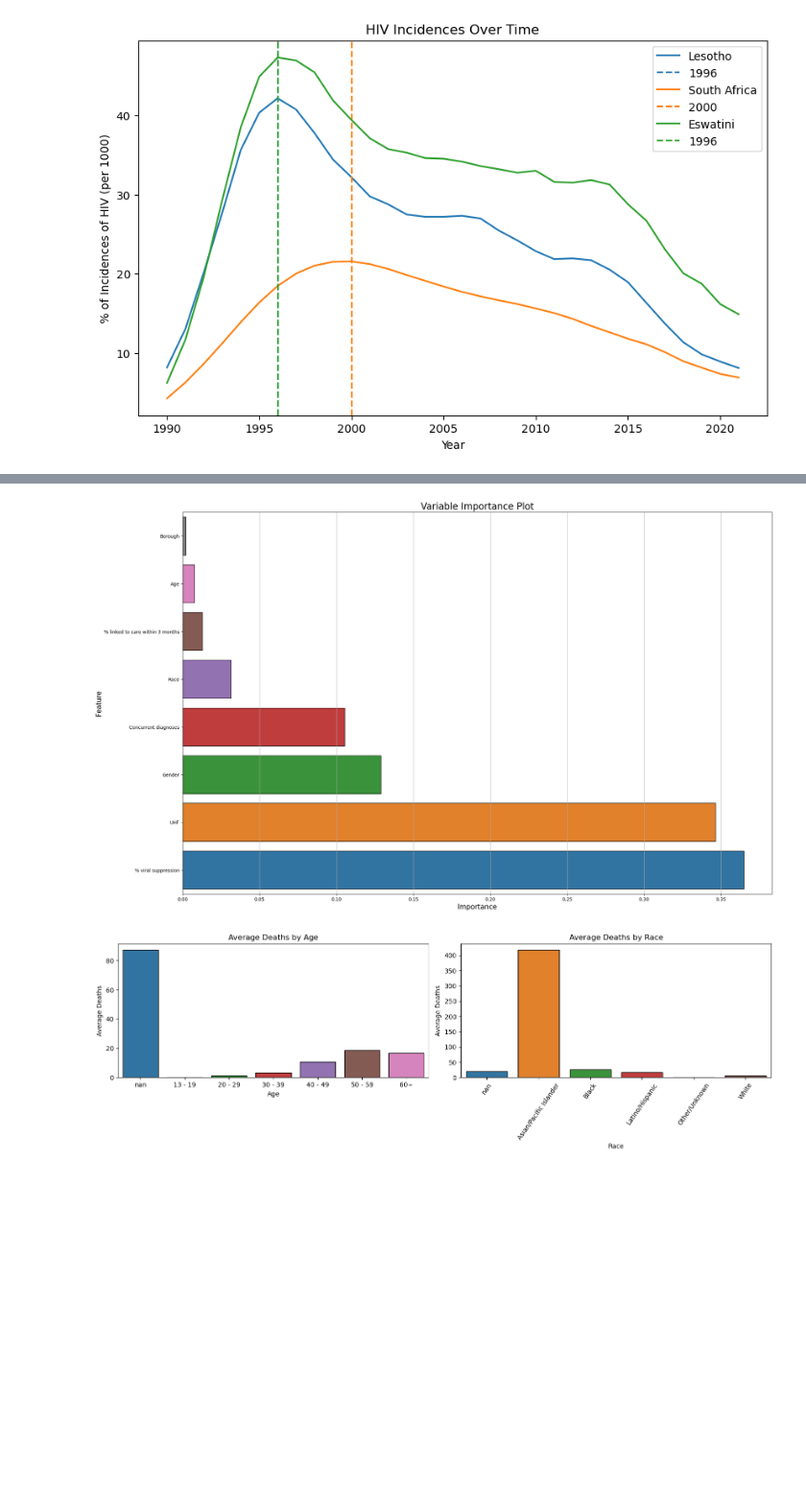
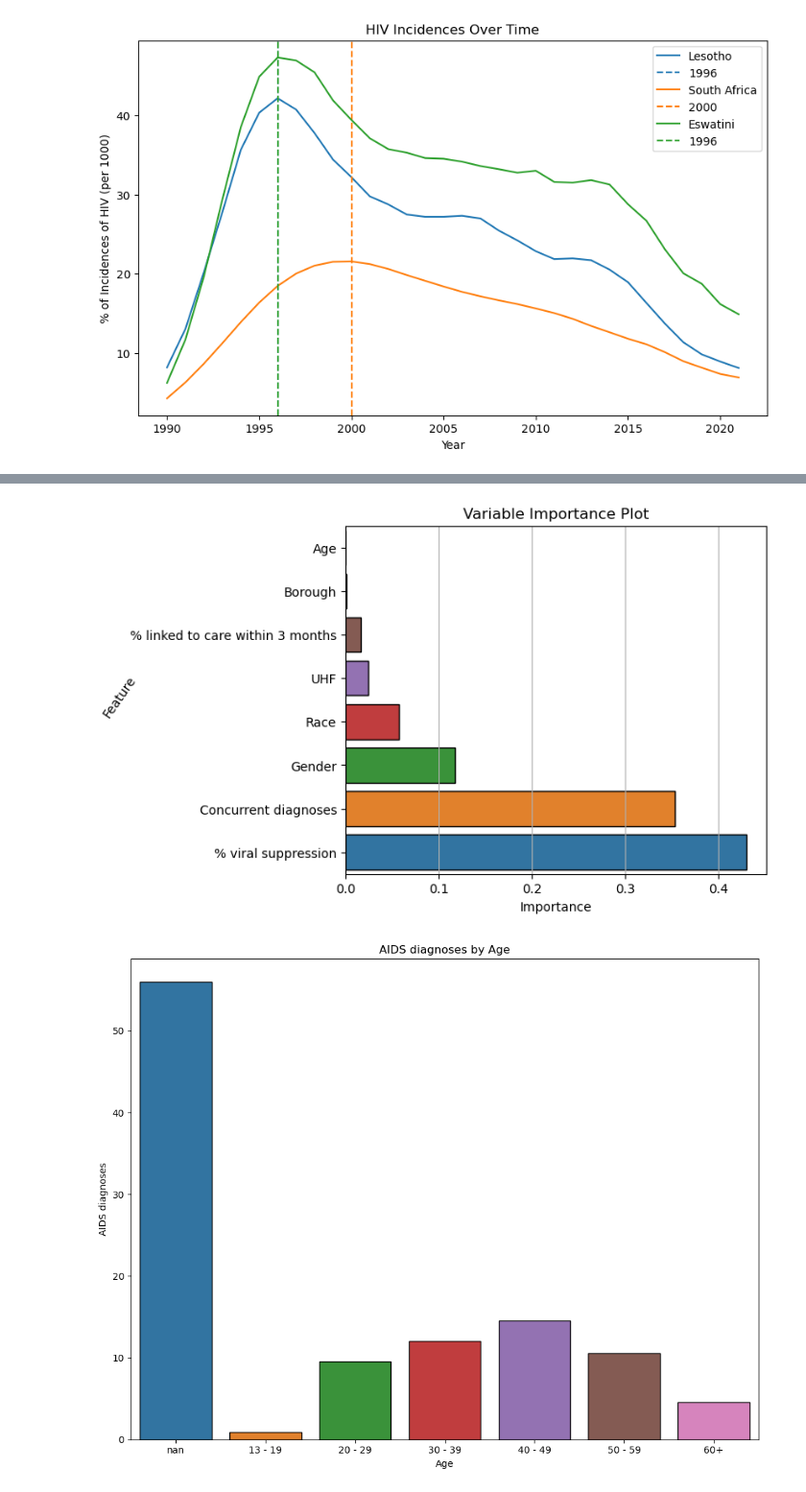
Before and after one commit to KofiBartonByfield/Blog-Code, a Jupyter notebook: Blog Notebook.ipynb, the cells around one changed output, grey strips where cells are left out. Shown at 96% size. Drawn from its saved outputs; the diff is of its cells as text; code cells hidden in the pictures; blank space fills up the shorter version.

Commit message:
random forest update

```diff
--- a/Blog Notebook.ipynb
+++ b/Blog Notebook.ipynb
@@ -792,11 +810,4 @@ Race Key:
 # %%
-import pandas as pd
-import numpy as np
-from sklearn.ensemble import RandomForestRegressor
-import matplotlib.pyplot as plt
-
-
-
 # Separate features (X) and target variable (y)
 X = RF_data.drop(columns=['Deaths',
                           'Death rate',
@@ -808,7 +819,8 @@ X = RF_data.drop(columns=['Deaths',
                           'HIV diagnosis rate',
                           'HIV diagnoses',
                           'PLWDHI prevalence'])
-y = RF_data['Deaths']
+
+y = RF_data['AIDS diagnoses']
 
 # Train a Random Forest model
 model = RandomForestRegressor(n_estimators=100, random_state=42)
@@ -824,7 +836,7 @@ importance_df = pd.DataFrame({'Feature': X.columns, 'Importance': feature_import
 importance_df = importance_df.sort_values(by='Importance', ascending=False)
 
 # Plot variable importance
-plt.figure(figsize=(23, 15))
+plt.figure(figsize=(6, 5))
 
 #plt.barh(importance_df['Feature'], importance_df['Importance'])
 sns.barplot(x='Importance',
@@ -833,63 +845,44 @@ sns.barplot(x='Importance',
             palette='tab10',
             edgecolor='black')
 
-plt.xlabel('Importance',
-          fontsize = 15)
+
+plt.xlabel('Importance')
 plt.ylabel('Feature',
-            fontsize = 15)
-plt.title('Variable Importance Plot',
-          fontsize = 20)
+            rotation=55)
+
+plt.title('Variable Importance Plot')
+
 plt.gca().invert_yaxis()  # Invert y-axis to have the most important features on top
 plt.grid(axis='x')
 
-plt.savefig(r'Images/Variable_Importance_plot.png')
+plt.savefig(r'Images/Variable_Importance_plot.png', bbox_inches='tight', pad_inches=0.1)
 plt.show()
 # %% [output]
-[figure, old version]
+[figure, new version]
 # %%
-sns.set_palette('tab10')
+# Define the independent variables of interest
+var = 'Age'
 
-# Define the independent variables of interest
-independent_vars_of_interest = ['Age', 'Race']#, 'Concurrent diagnoses']
+plt.figure(figsize=(10, 8))
+grouped_data = RF_data.groupby(var)['AIDS diagnoses'].mean().reset_index()
 
-# Filter independent_vars to include only the variables of interest
-independent_vars = [var for var in independent_vars_of_interest if var in RF_data.columns]
+sns.barplot(x=var,
+            y='AIDS diagnoses',
+            data=grouped_data,
+            palette='tab10',
+            edgecolor='black')
 
-# Calculate the number of rows and columns for subplots
-num_vars = len(independent_vars)
-num_cols = len(independent_vars_of_interest)  # Number of columns for subplots
-num_rows = (num_vars + num_cols - 1) // num_cols  # Round up to the nearest integer
 
-# Plot each variable against 'Deaths'
-plt.figure(figsize=(15, 5*num_rows))
+plt.ylabel('AIDS diagnoses')
+plt.title(f'AIDS diagnoses by {var}')
+plt.xticks(Age_key['Numeric_Code']-1, Age_key[var])
 
-for i, var in enumerate(independent_vars, 1):
-    plt.subplot(num_rows, num_cols, i)
-    grouped_data = RF_data.groupby(var)['Deaths'].mean().reset_index()
-
-    #plt.bar(grouped_data[var], grouped_data['Deaths'])
-
-    sns.barplot(x=var,
-                y='Deaths',
-                data=grouped_data,
-                palette='tab10',
-                edgecolor='black')
-
-#    plt.xlabel(var)
-    plt.ylabel('Average Deaths')
-    plt.title(f'Average Deaths by {var}')
-
-    if var == 'Race':
-        plt.xticks(race_key['Numeric_Code']-1, race_key[var], rotation=55)
-
-    elif var == 'Age':
-        plt.xticks(Age_key['Numeric_Code']-1, Age_key[var])
 
 
 plt.tight_layout()
 
-plt.savefig(r'Images/Deaths_by_Age_&_Race_plot.png')
+plt.savefig(r'Images/AIDS_diagnoses_by_Age_plot.png')
 plt.show()
 # %% [output]
-[figure, old version]
+[figure, new version]
 # %%
```
Also changed, not shown: parts of 14 cells of this notebook, 5 other files.
